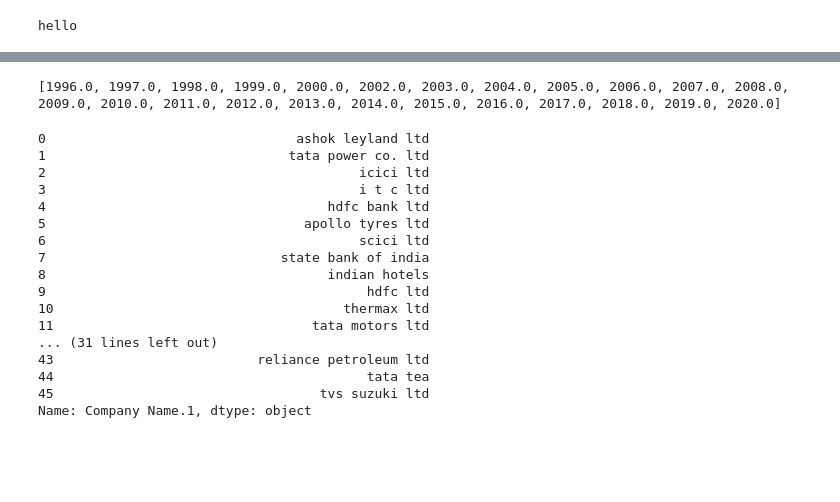
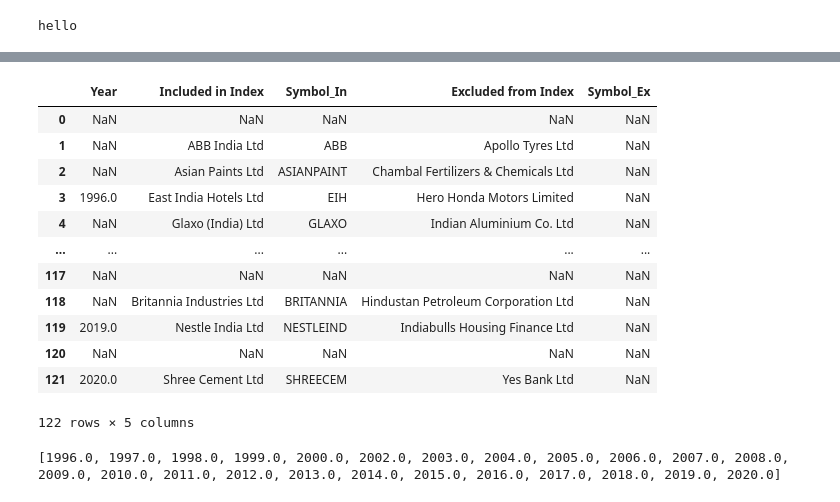
Before and after one commit to dhanusrikar/Stocks-Project, a Jupyter notebook: Untitled-1.ipynb, the cells around one changed output, grey strips where cells are left out. Cells and saved outputs as stored; diff of their text form; code cells hidden in the pictures; blank space fills up the shorter version.

Commit message:
all symbols

```diff
--- a/Untitled-1.ipynb
+++ b/Untitled-1.ipynb
@@ -220,5 +99,12 @@ IGF02
 # %%
-src_excel_file = 'company.xlsx'
+src_excel_file = 'company_original.xlsx'
 nifty_1995 = pd.read_excel(src_excel_file, sheet_name = '1995', engine = 'openpyxl')
 nifty_changes = pd.read_excel(src_excel_file, sheet_name = 'Changes', engine = 'openpyxl')
 # print(nifty_1995.shape)
+# %%
+for i in range(0, len(nifty_1995['Company Name'])):
+    if(i < 42):
+        continue
+    nifty_1995.iloc[i, 1] = find_symbol(nifty_1995.iloc[i,0])
+    print(nifty_1995['Company Name'][i], "\t\t\t", nifty_1995.iloc[i, 1])
+# print(nifty_1995.iloc[1,0])
@@ -224,0 +120,6 @@ nifty_changes = pd.read_excel(src_excel_file, sheet_name = 'Changes', engine = '
+# %%
+for i in range(0, len(nifty_changes['Included in Index'])):
+    if(pd.isnull(nifty_changes.iloc[i,1])):
+        continue
+    nifty_changes.iloc[i, 2] = find_symbol(nifty_changes.iloc[i,1])
+    print(nifty_changes['Included in Index'][i], "\t\t\t", nifty_changes.iloc[i, 2])
@@ -224,0 +144,6 @@ nifty_changes = pd.read_excel(src_excel_file, sheet_name = 'Changes', engine = '
+# %%
+for i in range(0, len(nifty_changes['Excluded from Index'])):
+    if(pd.isnull(nifty_changes.iloc[i,3])):
+        continue
+    nifty_changes.iloc[i, 4] = find_symbol(nifty_changes.iloc[i,3])
+    print(nifty_changes['Excluded from Index'][i], "\t\t\t", nifty_changes.iloc[i, 4])
@@ -224,0 +168,16 @@ nifty_changes = pd.read_excel(src_excel_file, sheet_name = 'Changes', engine = '
+# %%
+nifty_changes
+# %% [output]
+|  | Year | Included in Index | Symbol_In | Excluded from Index | Symbol_Ex |
+| 0 | NaN | NaN | NaN | NaN | NaN |
+| 1 | NaN | ABB India Ltd | ABB | Apollo Tyres Ltd | NaN |
+| 2 | NaN | Asian Paints Ltd | ASIANPAINT | Chambal Fertilizers & Chemicals Ltd | NaN |
+| 3 | 1996.0 | East India Hotels Ltd | EIH | Hero Honda Motors Limited | NaN |
+| 4 | NaN | Glaxo (India) Ltd | GLAXO | Indian Aluminium Co. Ltd | NaN |
+| ... | ... | ... | ... | ... | ... |
+| 117 | NaN | NaN | NaN | NaN | NaN |
+| 118 | NaN | Britannia Industries Ltd | BRITANNIA | Hindustan Petroleum Corporation Ltd | NaN |
+| 119 | 2019.0 | Nestle India Ltd | NESTLEIND | Indiabulls Housing Finance Ltd | NaN |
+| 120 | NaN | NaN | NaN | NaN | NaN |
+| 121 | 2020.0 | Shree Cement Ltd | SHREECEM | Yes Bank Ltd | NaN |
+122 rows × 5 columns
@@ -252,25 +216,5 @@ print(year_list)
 #     print(i)
 # %% [output]
 [1996.0, 1997.0, 1998.0, 1999.0, 2000.0, 2002.0, 2003.0, 2004.0, 2005.0, 2006.0, 2007.0, 2008.0, 2009.0, 2010.0, 2011.0, 2012.0, 2013.0, 2014.0, 2015.0, 2016.0, 2017.0, 2018.0, 2019.0, 2020.0]
-# %%
-nifty_1995['Company Name.1']
-# %% [output]
-0                                ashok leyland ltd
-1                               tata power co. ltd
-2                                        icici ltd
-3                                        i t c ltd
-4                                    hdfc bank ltd
-5                                 apollo tyres ltd
-6                                        scici ltd
-7                              state bank of india
-8                                    indian hotels
-9                                         hdfc ltd
-10                                     thermax ltd
-11                                 tata motors ltd
-... (31 lines left out)
-43                          reliance petroleum ltd
-44                                        tata tea
-45                                  tvs suzuki ltd
-Name: Company Name.1, dtype: object
 # %%
 data = [x for x in nifty_1995['Company Name.1']]
```
Also changed, not shown: parts of 17 cells of this notebook.
